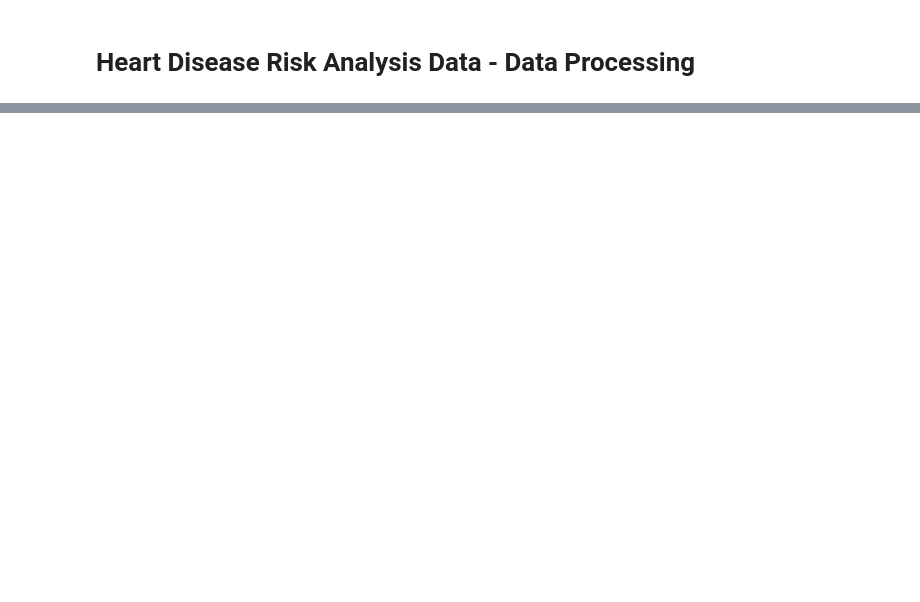
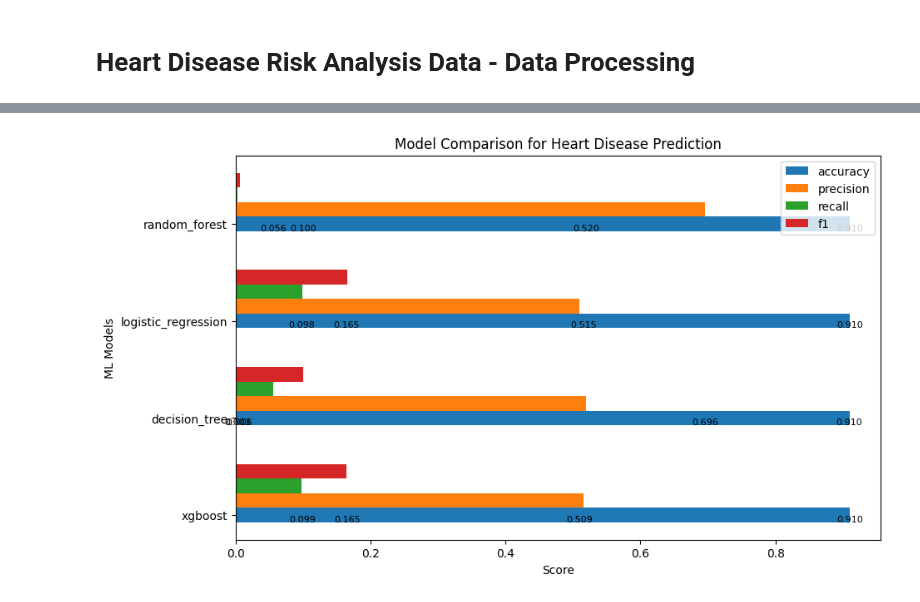
Before and after one commit to ozkary/machine-learning-engineering, a Jupyter notebook: projects/heart-disease-risk/data-modeling.ipynb, the cells around one changed output, grey strips where cells are left out. Cells and saved outputs as stored; diff of their text form; code cells hidden in the pictures; blank space fills up the shorter version.

Commit message:
add the modeling process

```diff
--- a/projects/heart-disease-risk/data-modeling.ipynb
+++ b/projects/heart-disease-risk/data-modeling.ipynb
@@ -106,0 +86,10 @@ for threshold in thresholds:
+# %%
+# hot encode the categorical features for the train data
+model_factory = HeartDiseaseModelFactory(cat_features, num_features)
+X_train_std = model_factory.preprocess_data(X_train[cat_features + num_features], True)
+
+# hot encode the categorical features for the validation data
+X_val_std = model_factory.preprocess_data(X_val[cat_features + num_features], False)
+# %%
+# Train the model
+model_factory.train(X_train_std, y_train)
@@ -106,0 +101,4 @@ for threshold in thresholds:
+# %%
+# Evaluate the model
+df_metrics = model_factory.evaluate(X_val_std, y_val)
+df_metrics.head()
@@ -106,0 +119,38 @@ for threshold in thresholds:
+# %%
+# plot df_metrics with the model name on the y-axis and metrics on the x-axis for all models and all metrics
+# Sort the DataFrame by a metric (e.g., accuracy) to display the best-performing models at the top
+df_metrics.sort_values(by='accuracy', ascending=False, inplace=True)
+# Define the models, metrics, and corresponding scores
+models = df_metrics['model']
+metrics =['accuracy', 'precision', 'recall', 'f1']
+scores = df_metrics[['accuracy', 'precision', 'recall', 'f1']]
+
+# Set the positions for the models
+model_positions = np.arange(len(models))
+
+# Define the width of each bar group
+bar_width = 0.15
+
+# Create a grouped bar chart
+plt.figure(figsize=(10, 6))
+
+for i, metric in enumerate(metrics):
+    plt.barh(model_positions + i * bar_width, scores[metric.lower()], bar_width, label=metric)
+
+      # Add score labels over the bars
+    for index, row in df_metrics.iterrows():
+        score = row[metric.lower()]
+        plt.text(score, index, f'{score:.3f}', va='top', ha='center', fontsize=8)
+
+# Customize the chart
+plt.yticks(model_positions, models)
+plt.xlabel('Score')
+plt.ylabel('ML Models')
+plt.title('Model Comparison for Heart Disease Prediction')
+plt.legend(loc='upper right')
+
+plt.savefig('./images/ozkary-ml-heart-disease-model-evaluation.png')
+# Display the chart
+# plt.show()
+# %% [output]
+[figure, added]
```
Also changed, not shown: parts of 14 cells of this notebook, 7 other files.
